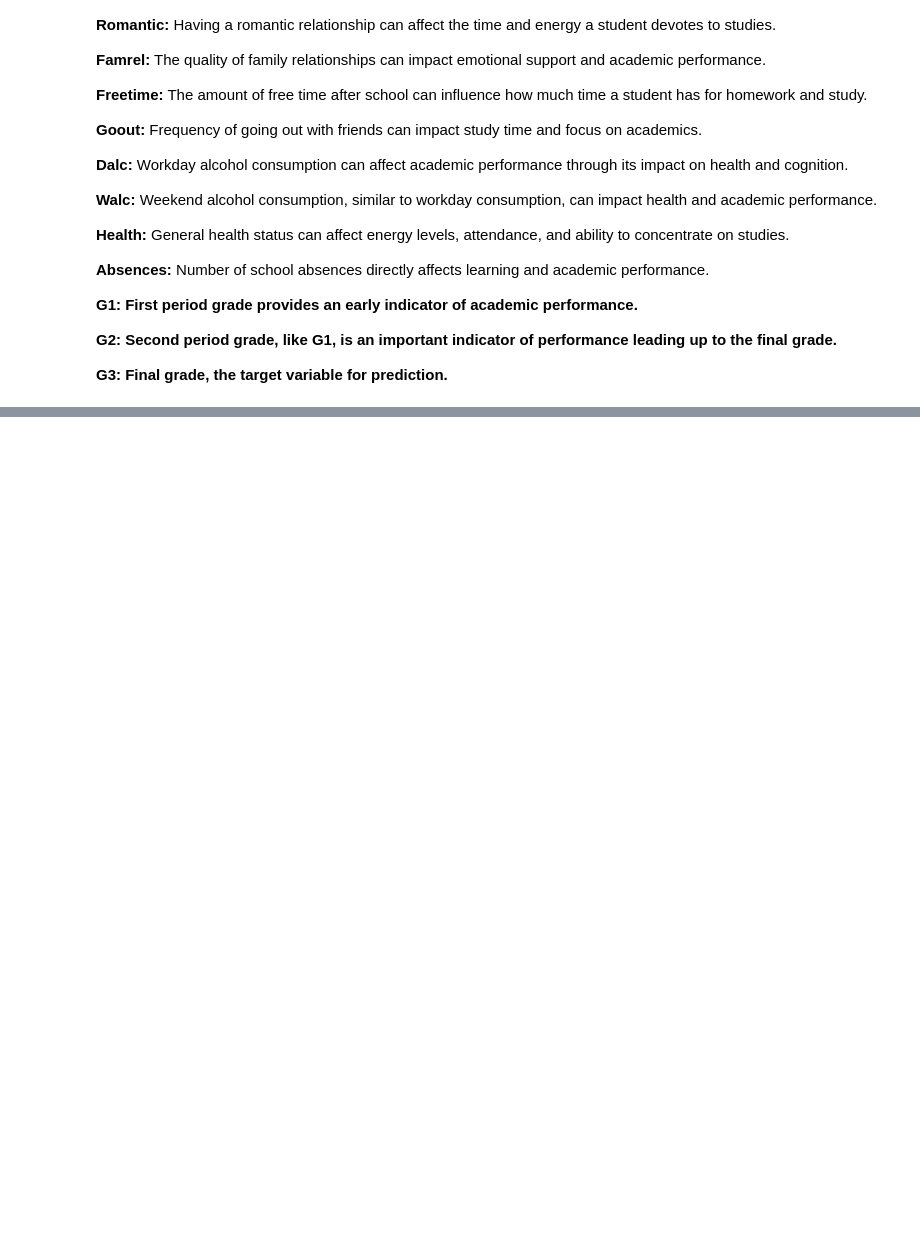
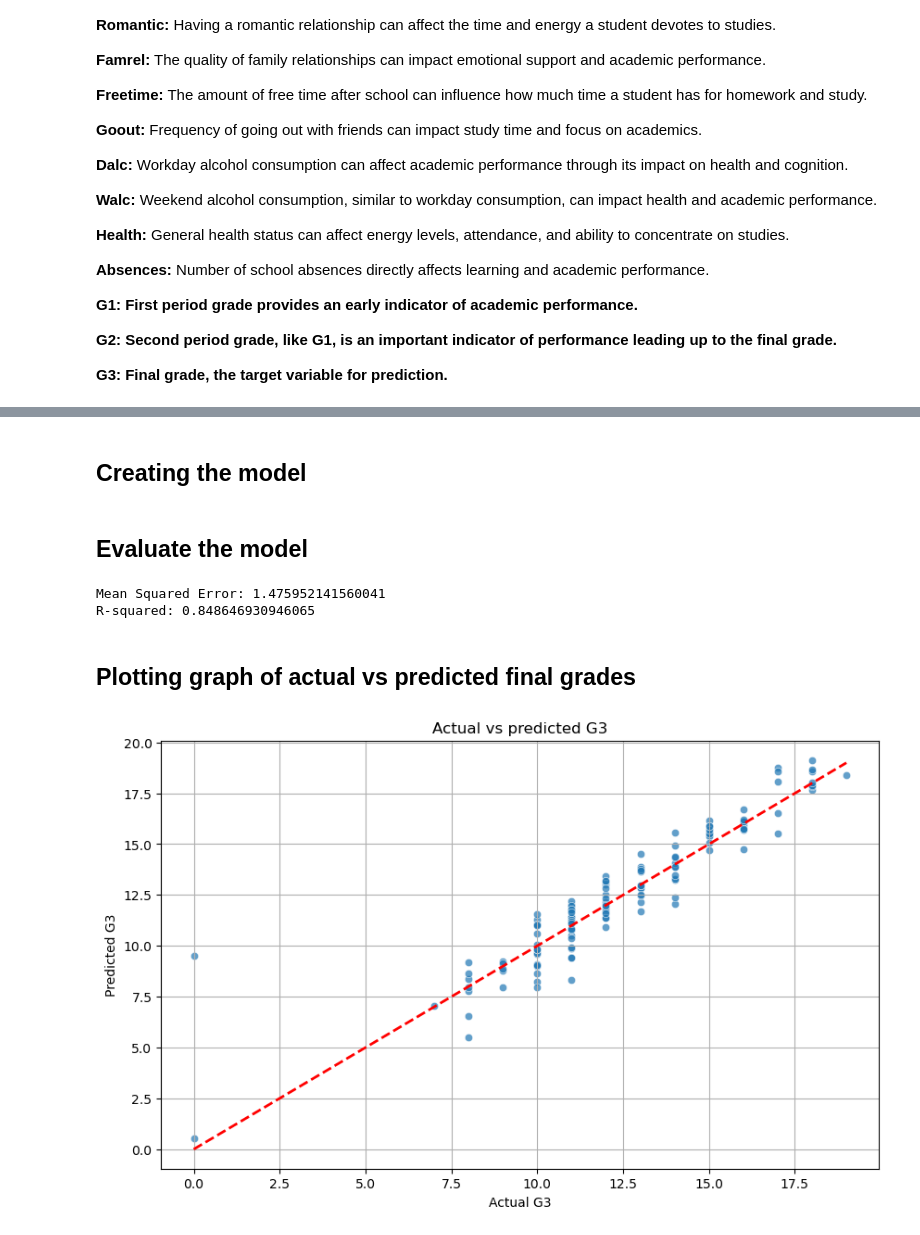
Before and after one commit to adityashibu/student_performance, a Jupyter notebook: Regression Model.ipynb, the cells around one changed output, grey strips where cells are left out. Saved outputs shown, nothing was run; the diff lists cells and outputs as text; code cells hidden in the pictures; blank space fills up the shorter version.

Commit message:
Completed the regression model

```diff
--- a/Regression Model.ipynb
+++ b/Regression Model.ipynb
@@ -128,0 +165,4 @@ KeyError: "['G1', 'G2', 'G3'] not in index"
+# %%
+from sklearn.model_selection import train_test_split
+
+x_train, x_test, y_train, y_test = train_test_split(x, y, test_size=0.2, random_state=42)
@@ -128,0 +171,5 @@ KeyError: "['G1', 'G2', 'G3'] not in index"
+# %%
+scaler = StandardScaler()
+numerical_features = ['age', 'Medu', 'Fedu', 'traveltime', 'studytime', 'failures', 'famrel', 'freetime', 'goout', 'Dalc', 'Walc', 'health', 'absences']
+x_train[numerical_features] = scaler.fit_transform(x_train[numerical_features])
+x_test[numerical_features] = scaler.transform(x_test[numerical_features])
@@ -128,0 +196,37 @@ KeyError: "['G1', 'G2', 'G3'] not in index"
+# %%
+x_train['sex'] = x_train['sex'].map({'F': 0, 'M': 1})
+x_test['sex'] = x_test['sex'].map({'F': 0, 'M': 1})
+# %% [markdown]
+## Creating the model
+# %%
+from sklearn.linear_model import LinearRegression
+from sklearn.metrics import mean_squared_error, r2_score
+
+model = LinearRegression()
+model.fit(x_train, y_train)
+
+y_pred = model.predict(x_test)
+# %% [markdown]
+## Evaluate the model
+# %%
+mse = mean_squared_error(y_test, y_pred)
+r2 = r2_score(y_test, y_pred)
+
+print(f"Mean Squared Error: {mse}")
+print(f"R-squared: {r2}")
+# %% [output]
+Mean Squared Error: 1.475952141560041
+R-squared: 0.848646930946065
+# %% [markdown]
+## Plotting graph of actual vs predicted final grades
+# %%
+plt.figure(figsize=(10, 6))
+plt.scatter(y_test, y_pred, alpha=0.7, edgecolors='w', linewidth=0.5)
+plt.plot([y_test.min(), y_test.max()], [y_test.min(), y_test.max()], 'r--', lw=2)
+plt.xlabel('Actual G3')
+plt.ylabel('Predicted G3')
+plt.title('Actual vs predicted G3')
+plt.grid(True)
+plt.show()
+# %% [output]
+[figure, added]
```
Also changed, not shown: parts of 14 cells of this notebook.
